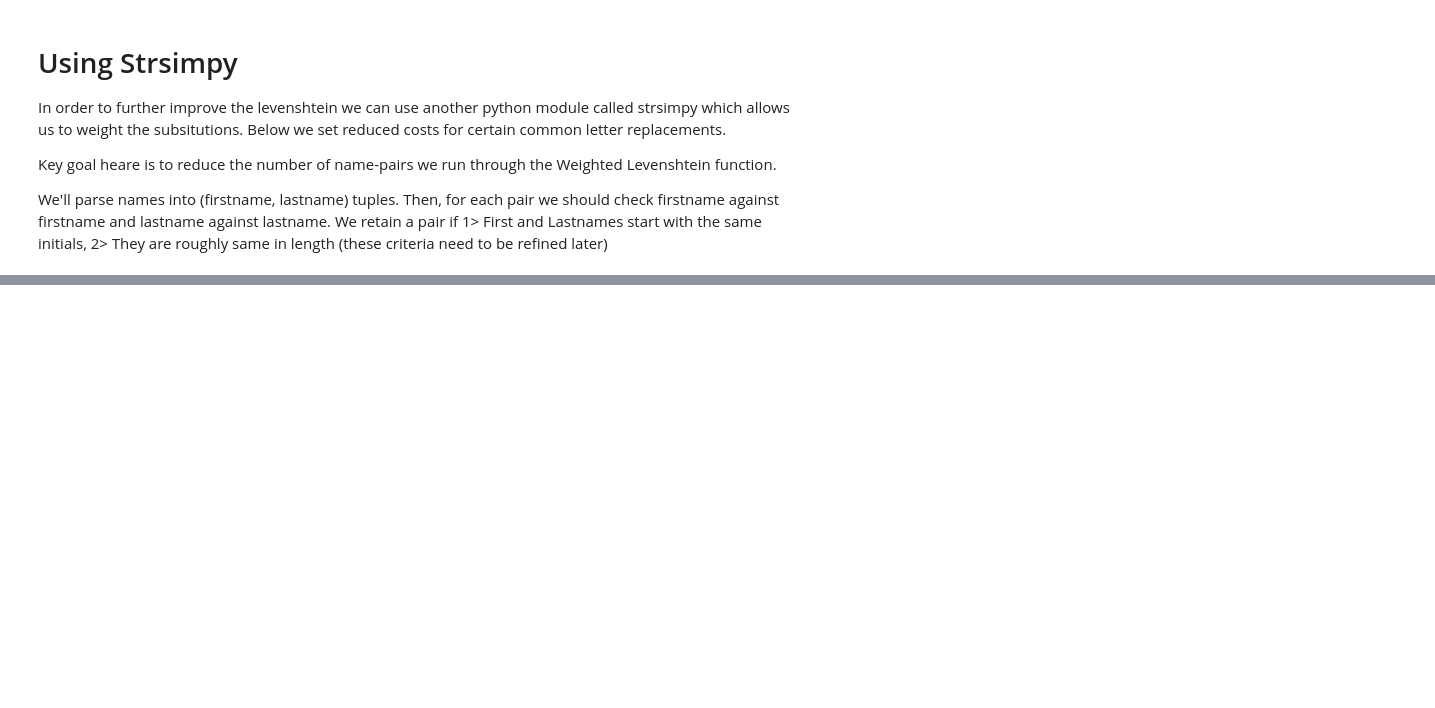
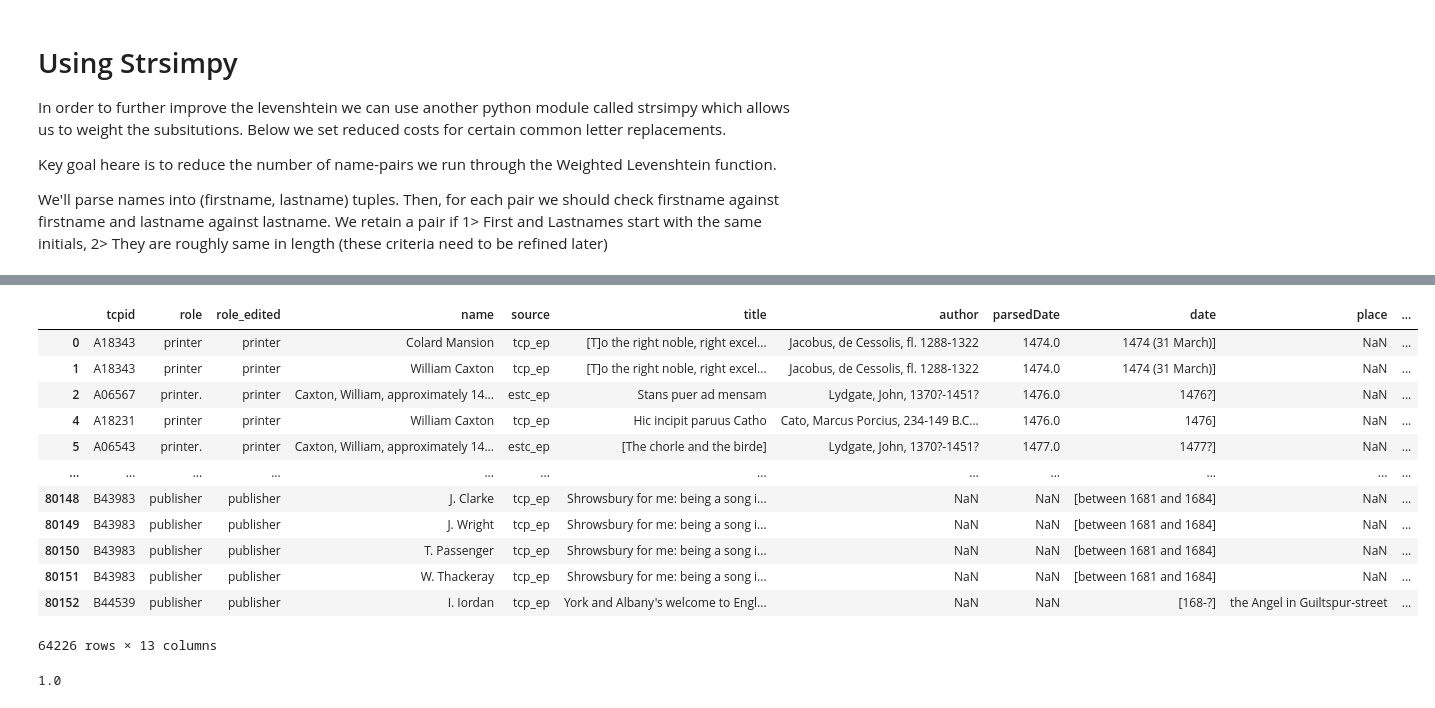
Before and after one commit to ABasu/earlyprint, a Jupyter notebook: ep_printer_metadata.ipynb, the cells around one changed output, grey strips where cells are left out. Cells and saved outputs as stored; diff of their text form; code cells hidden in the pictures; blank space fills up the shorter version.

```diff
--- a/ep_printer_metadata.ipynb
+++ b/ep_printer_metadata.ipynb
@@ -356,4 +371,27 @@ for name in names:
 for name, similar_names in list(result_dict.items())[:10]:
     print(f"{name} is similar to: {', '.join([name_tuple[0] for name_tuple in similar_names])}")
 # %%
-viaf_needed[:100]
+viaf_needed
+# %% [output]
+|  | tcpid | role | role_edited | name | source | title | author | parsedDate | date | place | ... |
+| 0 | A18343 | printer | printer | Colard Mansion | tcp_ep | [T]o the right noble, right excel... | Jacobus, de Cessolis, fl. 1288-1322 | 1474.0 | 1474 (31 March)] | NaN | ... |
+| 1 | A18343 | printer | printer | William Caxton | tcp_ep | [T]o the right noble, right excel... | Jacobus, de Cessolis, fl. 1288-1322 | 1474.0 | 1474 (31 March)] | NaN | ... |
+| 2 | A06567 | printer. | printer | Caxton, William, approximately 14... | estc_ep | Stans puer ad mensam | Lydgate, John, 1370?-1451? | 1476.0 | 1476?] | NaN | ... |
+| 4 | A18231 | printer | printer | William Caxton | tcp_ep | Hic incipit paruus Catho | Cato, Marcus Porcius, 234-149 B.C... | 1476.0 | 1476] | NaN | ... |
+| 5 | A06543 | printer. | printer | Caxton, William, approximately 14... | estc_ep | [The chorle and the birde] | Lydgate, John, 1370?-1451? | 1477.0 | 1477?] | NaN | ... |
+| ... | ... | ... | ... | ... | ... | ... | ... | ... | ... | ... | ... |
+| 80148 | B43983 | publisher | publisher | J. Clarke | tcp_ep | Shrowsbury for me: being a song i... | NaN | NaN | [between 1681 and 1684] | NaN | ... |
+| 80149 | B43983 | publisher | publisher | J. Wright | tcp_ep | Shrowsbury for me: being a song i... | NaN | NaN | [between 1681 and 1684] | NaN | ... |
+| 80150 | B43983 | publisher | publisher | T. Passenger | tcp_ep | Shrowsbury for me: being a song i... | NaN | NaN | [between 1681 and 1684] | NaN | ... |
+| 80151 | B43983 | publisher | publisher | W. Thackeray | tcp_ep | Shrowsbury for me: being a song i... | NaN | NaN | [between 1681 and 1684] | NaN | ... |
+| 80152 | B44539 | publisher | publisher | I. Iordan | tcp_ep | York and Albany's welcome to Engl... | NaN | NaN | [168-?] | the Angel in Guiltspur-street | ... |
+64226 rows × 13 columns
+# %%
+substitution_cost_dict = {('i', 'j'):.5}
+
+def test():
+    print(f('i', 'k'))
+
+test()
+# %% [output]
+1.0
```
Also changed, not shown: parts of 4 cells of this notebook.
